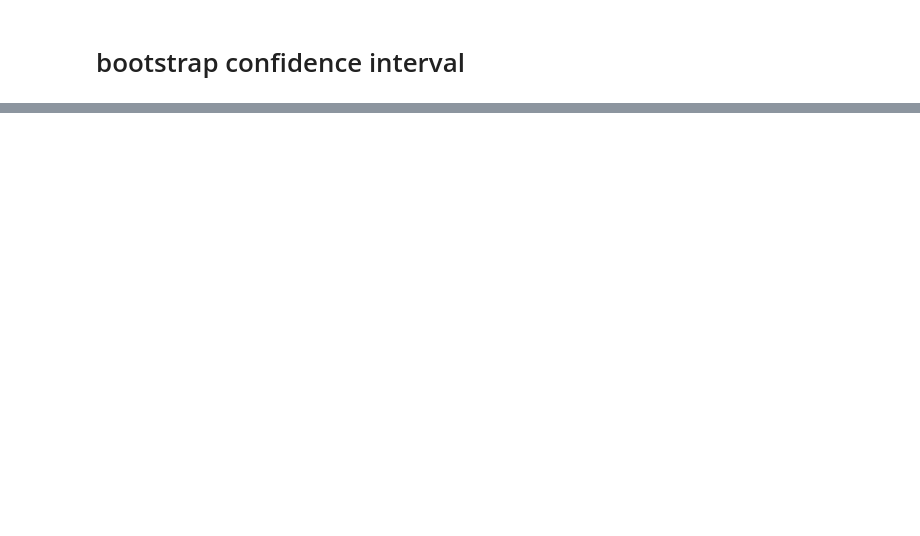
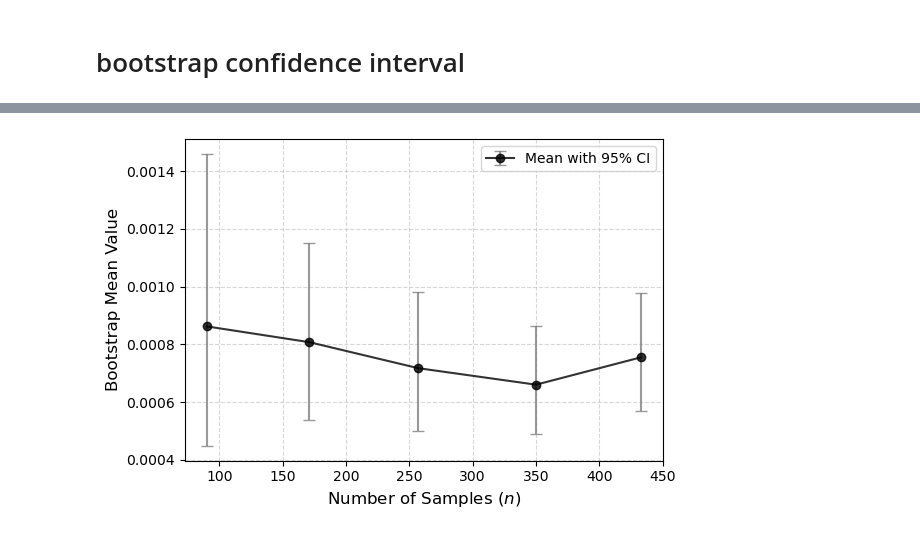
Before and after one commit to JihuiDing/postCMGsim, a Jupyter notebook: notebooks/nb5_bootstrap_ci.ipynb, the cells around one changed output, grey strips where cells are left out. Drawn from its saved outputs; the diff is of its cells as text; code cells hidden in the pictures; blank space fills up the shorter version.

```diff
--- a/notebooks/nb5_bootstrap_ci.ipynb
+++ b/notebooks/nb5_bootstrap_ci.ipynb
@@ -43,0 +123,39 @@ variance = 3.9211946409087705e-06
+# %%
+import matplotlib.pyplot as plt
+
+# 1. Sort by n_samples to ensure the plot flows correctly
+df_plot = df_ci.sort_values('n_samples')
+
+# 2. Calculate the magnitude of the errors
+yerr_lower = df_plot['Bootstrap_Mean'] - df_plot['CI_Lower']
+yerr_upper = df_plot['CI_Upper'] - df_plot['Bootstrap_Mean']
+asymmetric_error = [yerr_lower, yerr_upper]
+
+# 3. Create the plot
+plt.figure(figsize=(6, 4))
+
+plt.errorbar(
+    df_plot['n_samples'],
+    df_plot['Bootstrap_Mean'],
+    yerr=asymmetric_error,
+    fmt='o',             # Circle markers
+    color='black',   # Point color
+    ecolor='gray', # Error bar color
+    capsize=4,           # Cap width
+    linestyle='-',       # Optional: connects points with a line to show trend
+    alpha=0.8,
+    label='Mean with 95% CI'
+)
+
+# 4. Formatting
+# plt.title('Confidence Interval Convergence vs. Sample Size', fontsize=14)
+plt.xlabel('Number of Samples ($n$)', fontsize=12)
+plt.ylabel('Bootstrap Mean Value', fontsize=12)
+
+plt.grid(True, which='both', linestyle='--', alpha=0.5)
+plt.legend()
+plt.tight_layout()
+
+plt.show()
+# %% [output]
+[figure, added]
```
Also changed, not shown: parts of 6 cells of this notebook, 12 other files.
